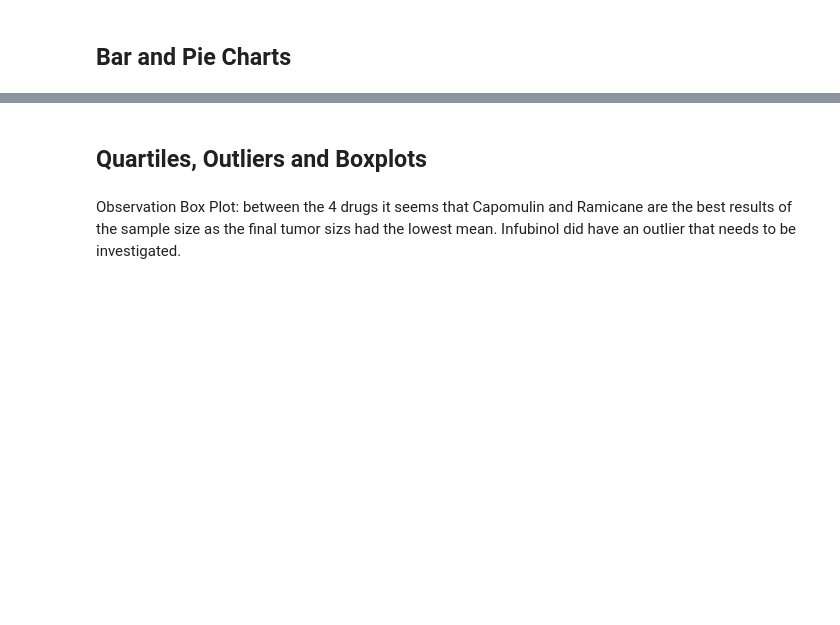
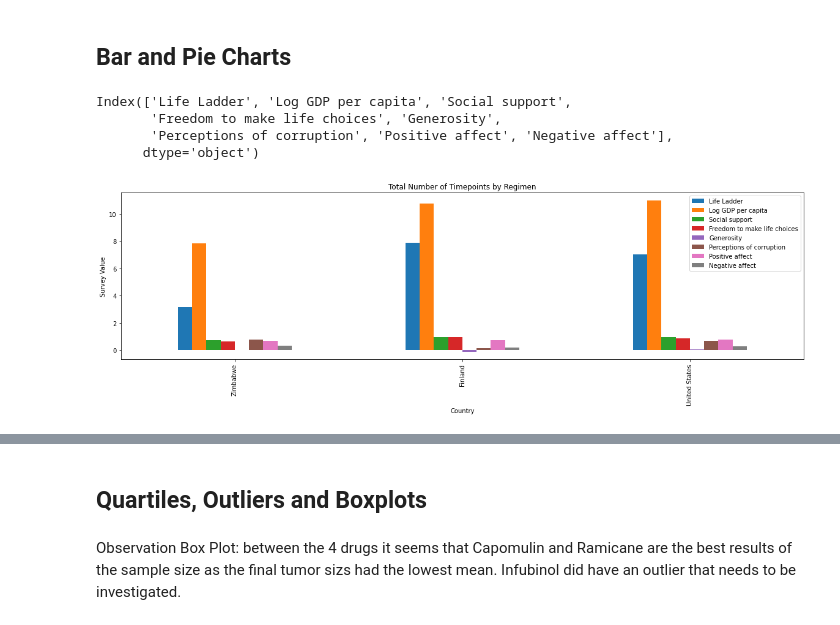
Before and after one commit to SimplyLizzy/FactorsOfHappinness, a Jupyter notebook: FactorofHappinesscharts.ipynb, the cells around one changed output, grey strips where cells are left out. Drawn from its saved outputs; the diff is of its cells as text; code cells hidden in the pictures; blank space fills up the shorter version.

Commit message:
bar charts for US Fin and Zim

```diff
--- a/FactorofHappinesscharts.ipynb
+++ b/FactorofHappinesscharts.ipynb
@@ -198,4 +198,5 @@ final_data_df
 | 1204 | Zimbabwe | 2020-01-01 | 3.160 | 7.829 | 0.717 | 56.80 | ... |
 800 rows × 23 columns
 # %%
-final_data_df.sort_values('Life Ladder', ascending = False).loc[final_data_df['year']>='2020']
+final_data_df_2020 =final_data_df.sort_values('Life Ladder', ascending = False).loc[final_data_df['year']>='2020']
+final_data_df_2019 =final_data_df.sort_values('Life Ladder', ascending = False).loc[final_data_df['year']>='2019']
@@ -254,2 +237,32 @@ fig
 # %% [markdown]
 ## Bar and Pie Charts
+# %%
+maxvalue = final_data_df_2020['Life Ladder'].max()
+minvalue = final_data_df_2020['Life Ladder'].min()
+max2020 = final_data_df_2020.loc[final_data_df_2020['Life Ladder'] == maxvalue]
+min2020 = final_data_df_2020.loc[final_data_df_2020['Life Ladder'] == minvalue]
+us2020 = final_data_df_2020.loc[final_data_df_2020['Country name'] == 'United States']
+df = pd.DataFrame()
+df = df.append(min2020)
+df = df.append(max2020)
+df = df.append(us2020)
+df = df.drop(columns=['year',
+       'alpha-2', 'alpha-3', 'country-code', 'iso_3166-2', 'region',
+       'sub-region', 'intermediate-region', 'region-code', 'sub-region-code',
+       'intermediate-region-code', 'Lat', 'Lng','Healthy life expectancy at birth'])
+# df.reset_index(drop=True, inplace=True)
+df.set_index("Country name", inplace = True)
+df
+pd_plt_sum =  df.plot(kind="bar", figsize=(20,5))
+pd_plt_sum.set_title('Total Number of Timepoints by Regimen')
+# plt.xticks(ticks = None, labels = df['Country name'])
+pd_plt_sum.set_xlabel('Country')
+pd_plt_sum.set_ylabel('Survey Value')
+
+print(df. columns)
+# %% [output]
+Index(['Life Ladder', 'Log GDP per capita', 'Social support',
+       'Freedom to make life choices', 'Generosity',
+       'Perceptions of corruption', 'Positive affect', 'Negative affect'],
+      dtype='object')
+[figure, added]
```
Also changed, not shown: parts of 6 cells of this notebook.
